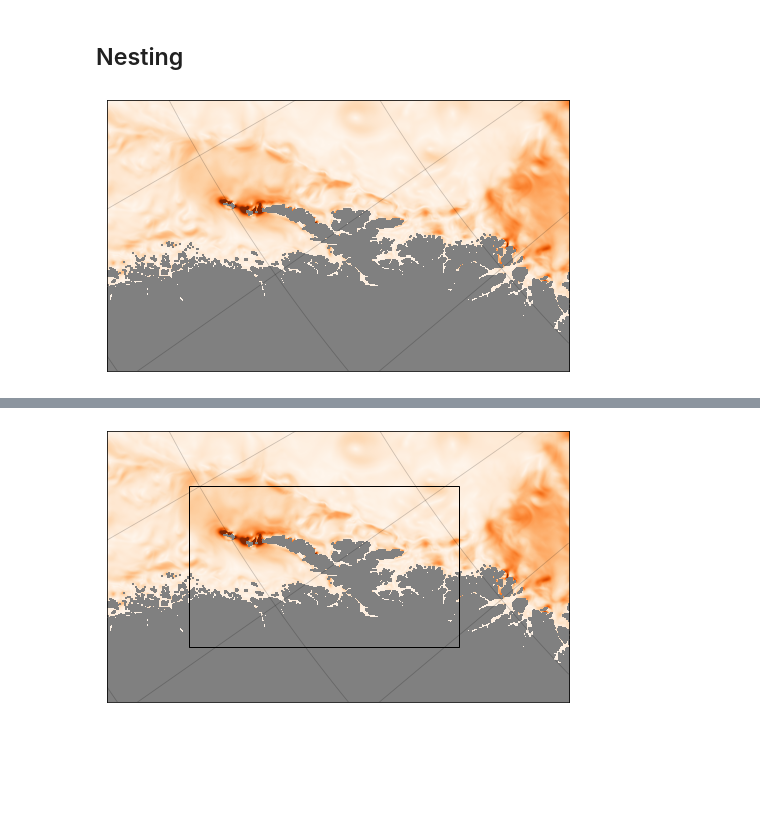
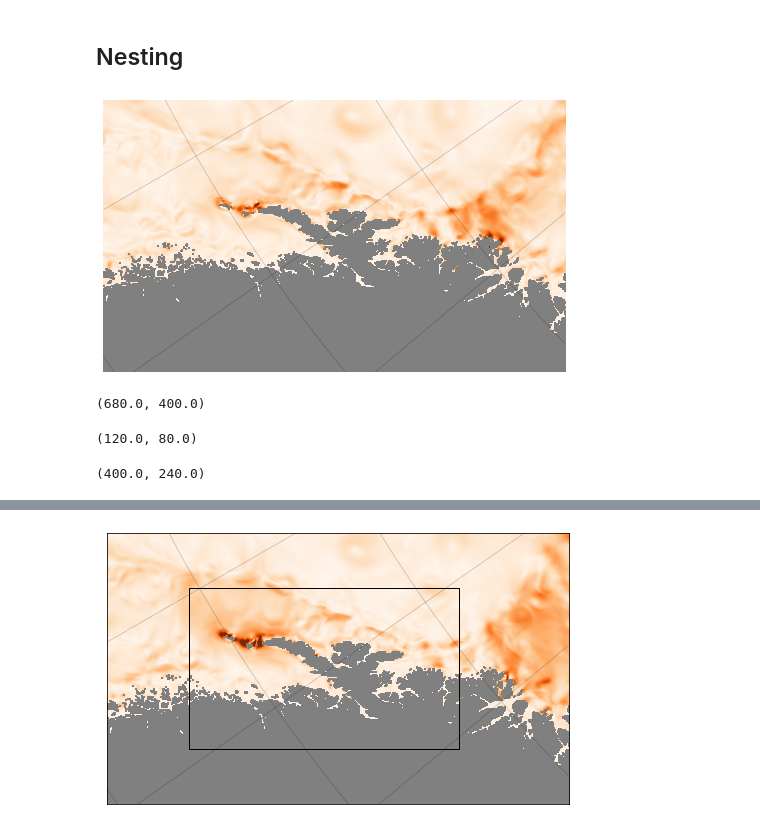
Before and after one commit to FlorianBeiser/gpuocean, a Jupyter notebook: examples/ThesisFlorian.ipynb, the cells around one changed output, grey strips where cells are left out. Drawn from its saved outputs; the diff is of its cells as text; code cells hidden in the pictures; blank space fills up the shorter version.

```diff
--- a/examples/ThesisFlorian.ipynb
+++ b/examples/ThesisFlorian.ipynb
@@ -63,6 +66,7 @@ nc = Dataset(source_url)
 op_y0, op_y1 = 350, 850
 op_x0, op_x1 = 1250, 2100
 op_velo = np.sqrt(nc["ubar"][0][op_y0:op_y1, op_x0:op_x1]**2 + nc["vbar"][0][op_y0:op_y1, op_x0:op_x1]**2)
+op_velo3 = np.sqrt(nc["ubar"][3][op_y0:op_y1, op_x0:op_x1]**2 + nc["vbar"][3][op_y0:op_y1, op_x0:op_x1]**2)
 # %%
 dx, dy = 800, 800
 # %%
@@ -81,16 +85,29 @@ op_lat = lat[op_y0:op_y1, op_x0:op_x1]
 op_lon = lon[op_y0:op_y1, op_x0:op_x1]
 # %%
 plt.figure(figsize=(10,5))
-plt.imshow(op_velo, origin="lower", cmap=vel_cmap, vmin=0, vmax=vmax, extent=op_domain_extent)
+plt.imshow(op_velo3, origin="lower", cmap=vel_cmap, vmin=0, vmax=vmax, extent=op_domain_extent)
 
 plt.contour(op_lon, levels = np.arange(0, 90, 5.0), extent=op_domain_extent, colors='k', alpha=0.2, linewidths=0.8, zorder=1)
 plt.contour(op_lat, levels = np.arange(0, 90, 2.5), extent=op_domain_extent, colors='k', alpha=0.2, linewidths=0.8, zorder=1)
 
+plt.axis("off")
 plt.xticks([])
 plt.yticks([])
-plt.savefig("OceanModel_operational.pdf", dpi=600, bbox_inches="tight")
+plt.savefig("OceanModel_operational3.pdf", dpi=600, bbox_inches="tight", pad_inches=0.0)
 # %% [output]
-[figure, old version]
+[figure, new version]
+# %%
+op_nx*dx/1000, op_ny*dy/1000
+# %% [output]
+(680.0, 400.0)
+# %%
+(x0 - op_x0)*dx/1000, (y0 - op_y0)*dx/1000
+# %% [output]
+(120.0, 80.0)
+# %%
+(x1-x0)*dx/1000, (y1-y0)*dx/1000
+# %% [output]
+(400.0, 240.0)
 # %%
 from gpuocean.utils import PlotHelper
 
```
Also changed, not shown: parts of 7 cells of this notebook.
